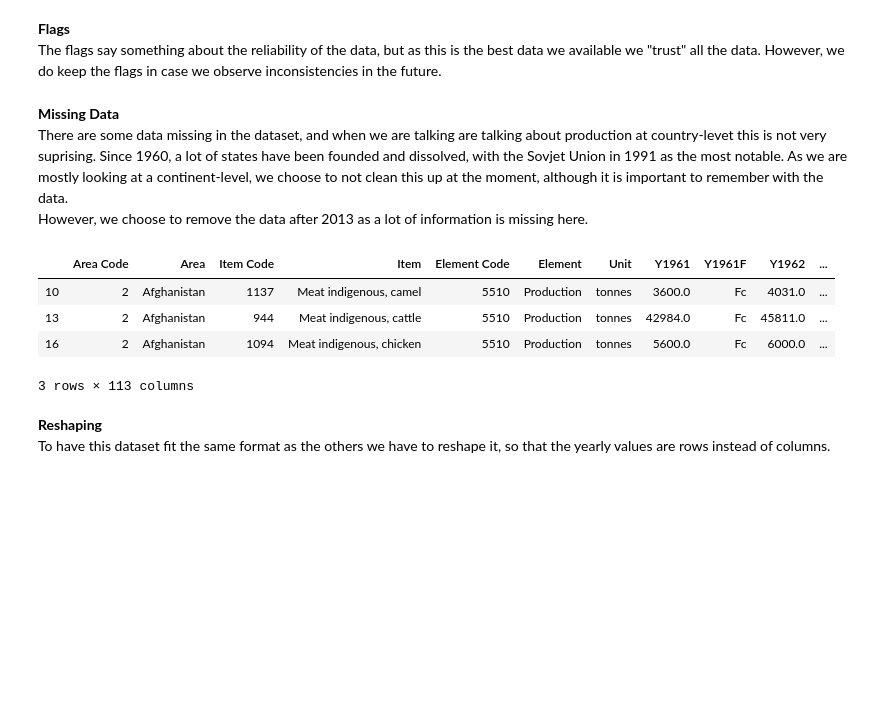
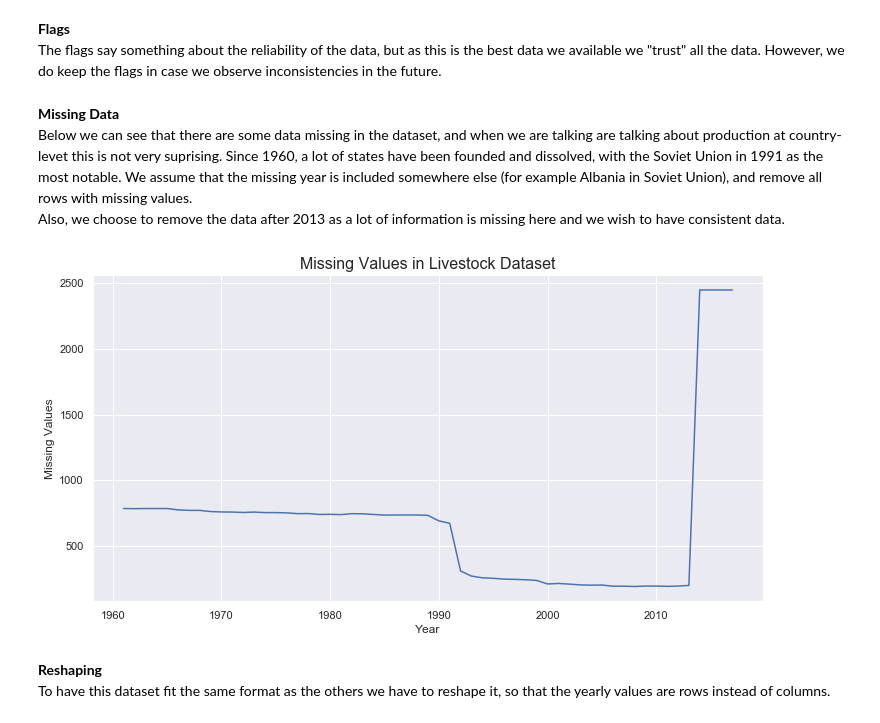
Before and after one commit to theodorhusefest/ADA-2019-project1-sovellettu-tiedon-analysoint, a Jupyter notebook: livestock_cleaning.ipynb, the cells around one changed output. Cells and saved outputs as stored; diff of their text form; code cells hidden in the pictures; blank space fills up the shorter version.

```diff
--- a/livestock_cleaning.ipynb
+++ b/livestock_cleaning.ipynb
@@ -128,15 +128,18 @@ Looking at this we see that although the units are a bit different, they make se
 The flags say something about the reliability of the data, but as this is the best data we available we "trust" all the data. However, we do keep the flags in case we observe inconsistencies in the future.
 # %% [markdown]
 **Missing Data**
-There are some data missing in the dataset, and when we are talking are talking about production at country-levet this is not very suprising. Since 1960, a lot of states have been founded and dissolved, with the Sovjet Union in 1991 as the most notable. As we are mostly looking at a continent-level, we choose to not clean this up at the moment, although it is important to remember with the data.
-However, we choose to remove the data after 2013 as a lot of information is missing here.
+Below we can see that there are some data missing in the dataset, and when we are talking are talking about production at country-levet this is not very suprising. Since 1960, a lot of states have been founded and dissolved, with the Soviet Union in 1991 as the most notable. We assume that the missing year is included somewhere else (for example Albania in Soviet Union), and remove all rows with missing values.
+Also, we choose to remove the data after 2013 as a lot of information is missing here and we wish to have consistent data.
-# %%
-drop_years = ['Y2014', 'Y2015', 'Y2016', 'Y2017',  'Y2014F', 'Y2015F', 'Y2016F', 'Y2017F' ]
-livestock_meat.drop(drop_years, axis = 1, inplace = True)
-livestock_meat.head(3)
-# %% [output]
-|  | Area Code | Area | Item Code | Item | Element Code | Element | Unit | Y1961 | Y1961F | Y1962 | ... |
-| 10 | 2 | Afghanistan | 1137 | Meat indigenous, camel | 5510 | Production | tonnes | 3600.0 | Fc | 4031.0 | ... |
-| 13 | 2 | Afghanistan | 944 | Meat indigenous, cattle | 5510 | Production | tonnes | 42984.0 | Fc | 45811.0 | ... |
-| 16 | 2 | Afghanistan | 1094 | Meat indigenous, chicken | 5510 | Production | tonnes | 5600.0 | Fc | 6000.0 | ... |
-3 rows × 113 columns
+# %%
+# Create series with missing values
+missing_values = meat_data['Value'].isnull().groupby(meat_data['Year']).sum()
+
+# Plot missing values with years on x-axis and missing values on y-axis
+f = plt.figure(figsize = (12,6))
+plt.plot(missing_values.index, missing_values.values)
+plt.title('Missing Values in Livestock Dataset', fontsize = 16)
+plt.xlabel('Year', fontsize=12)
+plt.ylabel('Missing Values', fontsize=12)
+plt.show()
+# %% [output]
+[figure, added]
```
Also changed, not shown: parts of 1 cell of this notebook, 4 other files.
